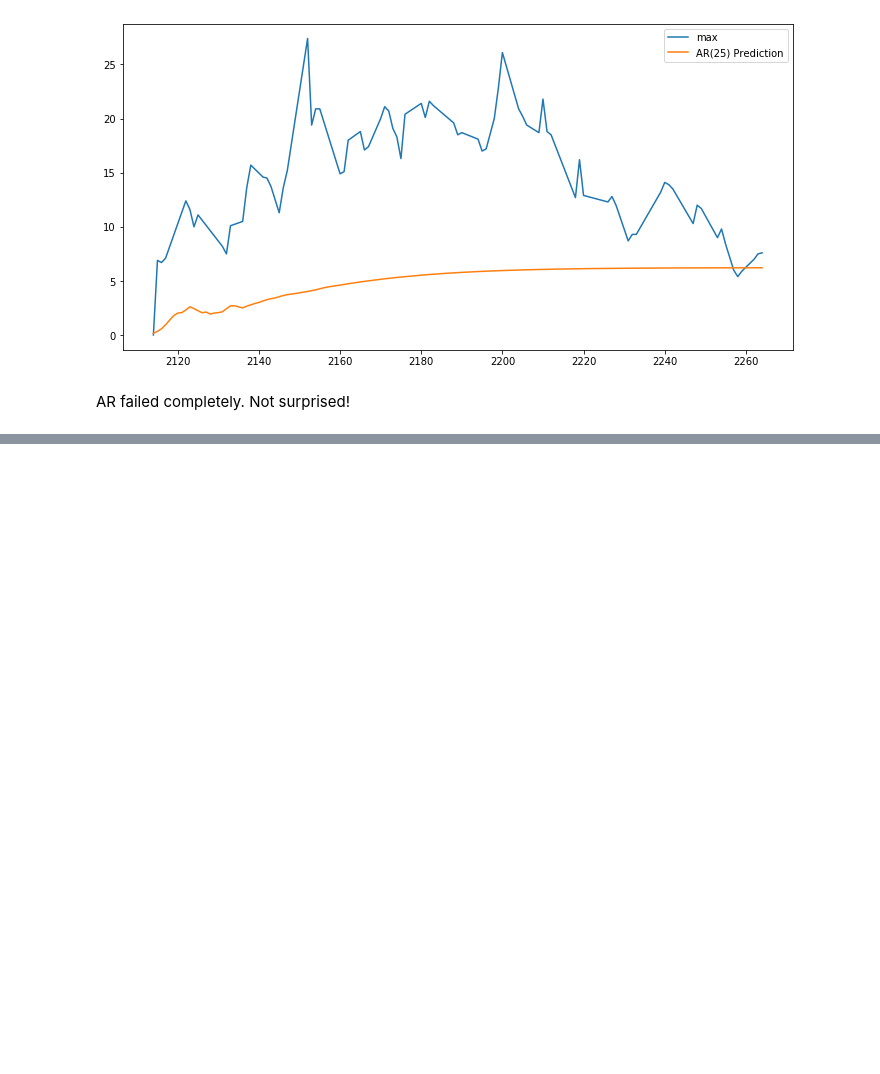
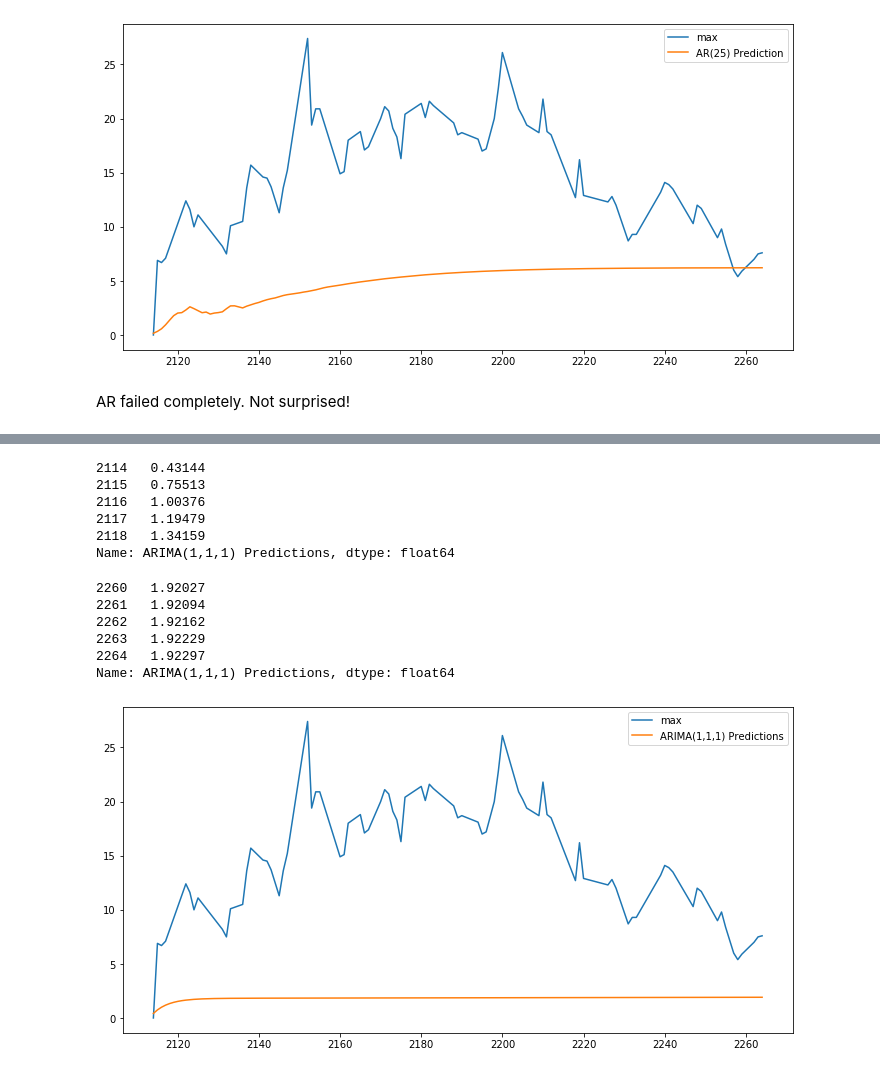
Before and after one commit to elbertsoftware/SpringboardAIC, a Jupyter notebook: salinization/dev/09. arima-modeling/ben-tre-arima.ipynb, the cells around one changed output, grey strips where cells are left out. Saved outputs shown, nothing was run; the diff lists cells and outputs as text; code cells hidden in the pictures; blank space fills up the shorter version.

```diff
--- a/salinization/dev/09. arima-modeling/ben-tre-arima.ipynb
+++ b/salinization/dev/09. arima-modeling/ben-tre-arima.ipynb
@@ -535,0 +686,5 @@ AR failed completely. Not surprised!
+# %%
+# fit model
+model = ARIMA(train_df[value_field], order=(1,1,1))
+results = model.fit()
+results.summary()
@@ -535,0 +708,30 @@ AR failed completely. Not surprised!
+# %%
+# predict
+predictions = results.predict(start=start, end=end,
+                              dynamic=False,
+                              typ='levels'  # linear: return in differences; levels: return in original form
+                              ).rename('ARIMA(1,1,1) Predictions')
+# %%
+predictions.head()
+# %% [output]
+2114   0.43144
+2115   0.75513
+2116   1.00376
+2117   1.19479
+2118   1.34159
+Name: ARIMA(1,1,1) Predictions, dtype: float64
+# %%
+predictions.tail()
+# %% [output]
+2260   1.92027
+2261   1.92094
+2262   1.92162
+2263   1.92229
+2264   1.92297
+Name: ARIMA(1,1,1) Predictions, dtype: float64
+# %%
+# plot
+test_df[value_field].plot(legend=True)
+predictions.plot(legend=True,figsize=(12,6));
+# %% [output]
+[figure, added]
```
Also changed, not shown: parts of 42 cells of this notebook, 2 other files.
